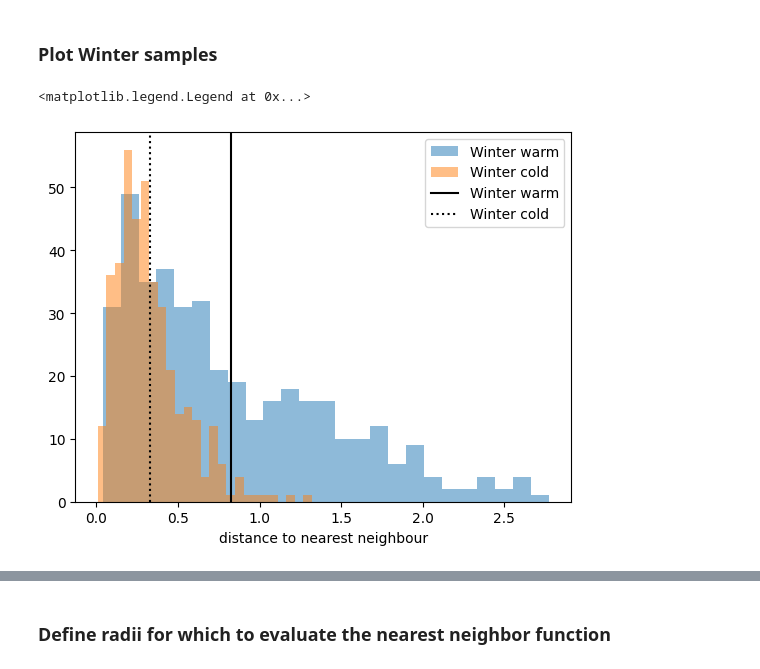
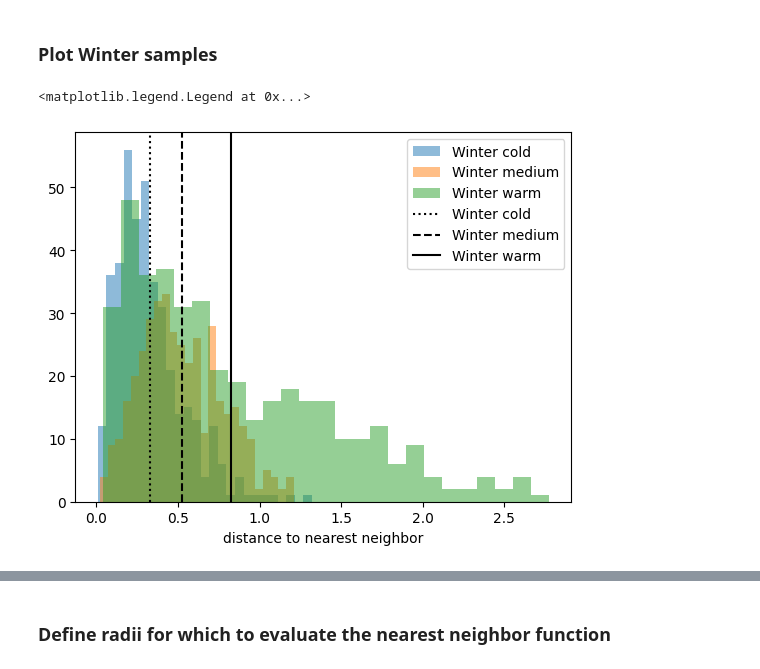
Before and after one commit to tlambert03/bobiac, a Jupyter notebook: content/08_colocalization/object_based_colocalization.ipynb, the cells around one changed output, grey strips where cells are left out. Drawn from its saved outputs; the diff is of its cells as text; code cells hidden in the pictures.

```diff
--- a/content/08_colocalization/object_based_colocalization.ipynb
+++ b/content/08_colocalization/object_based_colocalization.ipynb
@@ -87,3 +56,20 @@ winter_cold_bob = np.load(
+# %%
+base = Path(
+    "/Users/mariatheiss/Documents/Teaching/bobiac/_static/images/coloc/obj_based"
+)
+
+fall_med_iac = np.loadtxt(base / "p_400_c1.csv", delimiter=",")
+fall_med_bob = np.loadtxt(base / "p_400_c2.csv", delimiter=",")
+fall_cold_iac = np.loadtxt(base / "g_p_400_dual_1.csv", delimiter=",")
+fall_cold_bob = np.loadtxt(base / "g_p_400_dual_2.csv", delimiter=",")
+fall_warm_iac = np.loadtxt(base / "p_400_c1_rep.csv", delimiter=",")
+fall_warm_bob = np.loadtxt(base / "p_400_c2_rep.csv", delimiter=",")
+winter_warm_iac = np.loadtxt(base / "g_p_400_c1.csv", delimiter=",")
+winter_warm_bob = np.loadtxt(base / "g_p_400_c2.csv", delimiter=",")
+winter_medium_iac = np.loadtxt(base / "g_p_as_c1.csv", delimiter=",")
+winter_medium_bob = np.loadtxt(base / "g_p_as_c2.csv", delimiter=",")
+winter_cold_iac = np.loadtxt(base / "g_p_400_c1_cor.csv", delimiter=",")
+winter_cold_bob = np.loadtxt(base / "g_p_400_c2_cor.csv", delimiter=",")
 # %% [markdown]
 ## 1. Plot the data
 # %%
@@ -145,13 +153,13 @@ plotloc_2c(winter_warm_iac, winter_warm_bob, title="Winter, warm")
 # %%
 def meanNN(points1: np.ndarray, points2: np.ndarray) -> tuple[np.ndarray, float]:
     """
-    Computes the mean nearest neighbour distance for a set of 2D points.
+    Computes the mean nearest neighbor distances for a set of 2D points.
     Parameters:
     - points1: array of shape (n_points, 2) representing the coordinates of the first set of points
     - points2: array of shape (n_points, 2) representing the coordinates of the second set of points; if None, uses points1
 
     Returns:
-    - min_dists: array of minimum distances of each point in points1 to its nearest neighbour in points2
+    - min_dists: array of minimum distances of each point in points1 to its nearest neighbor in points2
     - mean_nn: mean of the minimum distances
     """
 
@@ -193,16 +201,22 @@ plt.savefig("mean_nn_fall", dpi=300)
 ### Compute Winter samples
 # %%
 nndist_winter_warm, meannn_winter_warm = meanNN(winter_warm_iac, winter_warm_bob)
+nndist_winter_medium, meannn_winter_medium = meanNN(
+    winter_medium_iac, winter_medium_bob
+)
 nndist_winter_cold, meannn_winter_cold = meanNN(winter_cold_iac, winter_cold_bob)
 # %% [markdown]
 ### Plot Winter samples
 # %%
+plt.hist(nndist_winter_cold, label="Winter cold", alpha=0.5, bins=25)
+plt.hist(nndist_winter_medium, label="Winter medium", alpha=0.5, bins=25)
 plt.hist(nndist_winter_warm, label="Winter warm", alpha=0.5, bins=25)
-plt.hist(nndist_winter_cold, label="Winter cold", alpha=0.5, bins=25)
-plt.xlabel("distance to nearest neighbour")
+
+plt.xlabel("distance to nearest neighbor")
+plt.axvline(meannn_winter_cold, c="k", linestyle=":", label="Winter cold")
+plt.axvline(meannn_winter_medium, c="k", linestyle="--", label="Winter medium")
 plt.axvline(meannn_winter_warm, c="k", linestyle="-", label="Winter warm")
-plt.axvline(meannn_winter_cold, c="k", linestyle=":", label="Winter cold")
 plt.legend()
 # %% [output]
 <matplotlib.legend.Legend at 0x...>
-[figure, old version]
+[figure, new version]
```
Also changed, not shown: parts of 57 cells of this notebook, 12 other files.
